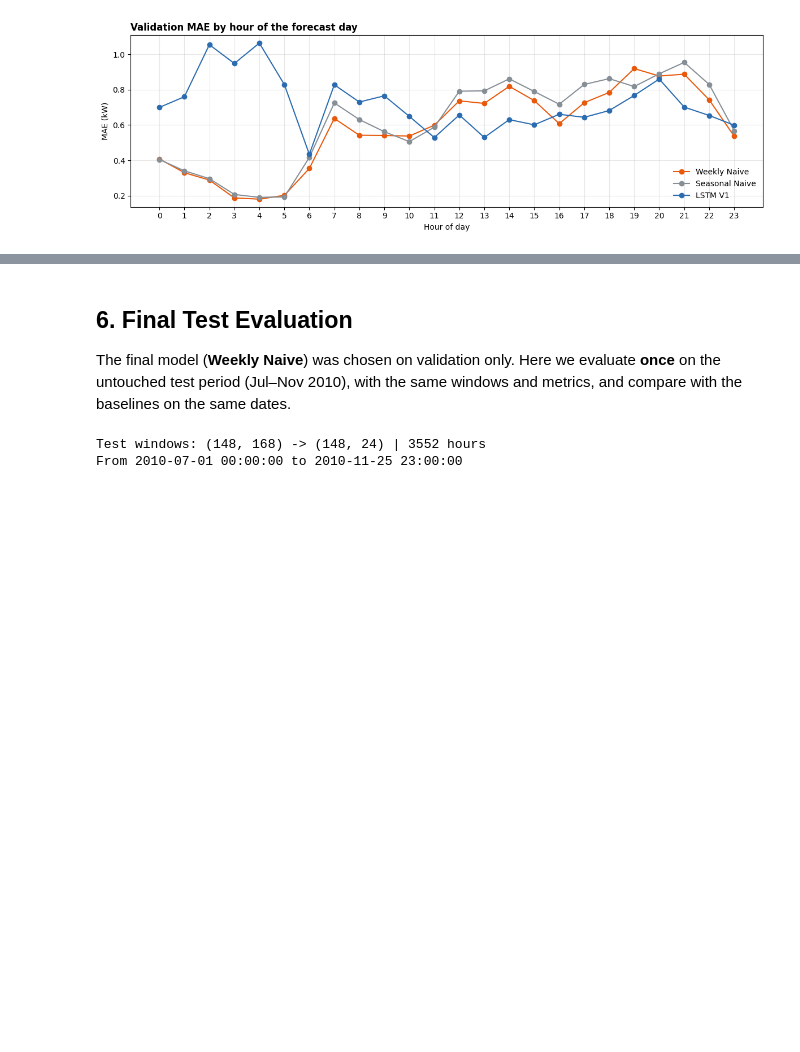
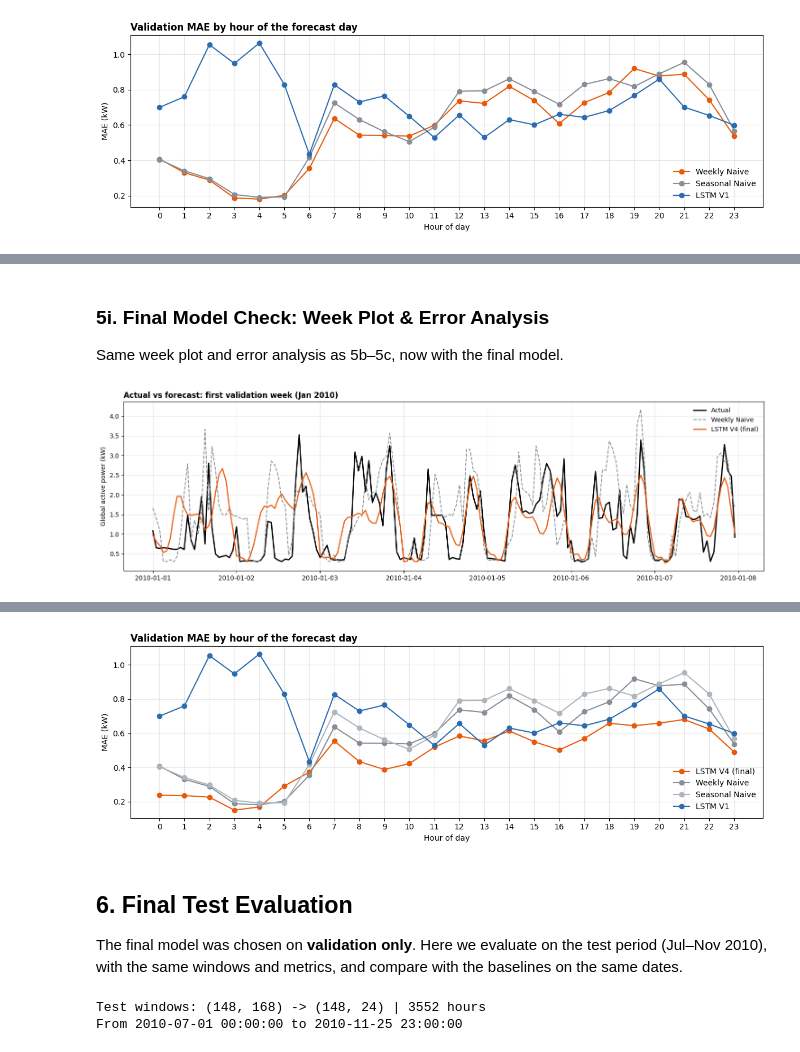
Before and after one commit to s2lwacs/powercast, a Jupyter notebook: 00_final_demo.ipynb, the cells around one changed output, grey strips where cells are left out. Saved outputs shown, nothing was run; the diff lists cells and outputs as text; code cells hidden in the pictures; blank space fills up the shorter version.

```diff
--- a/00_final_demo.ipynb
+++ b/00_final_demo.ipynb
@@ -256,0 +519,43 @@ plt.show()
+# %% [markdown]
+### 5i. Final Model Check: Week Plot & Error Analysis
+Same week plot and error analysis as 5b–5c, now with the final model.
+# %%
+P_final = val_preds[FINAL_LABEL]
+
+# 1) One validation week
+plt.figure(figsize=(15, 4.5))
+plt.plot(times, actual_week, color='black', lw=2, label='Actual')
+plt.plot(times, val_preds['Weekly Naive'][:WEEK].ravel(), color='#868E96', lw=1.4, ls='--', label='Weekly Naive')
+plt.plot(times, P_final[:WEEK].ravel(), color='#E8590C', lw=1.8, label=FINAL_LABEL)
+plt.title('Actual vs forecast: first validation week (Jan 2010)', loc='left', fontweight='bold')
+plt.ylabel('Global active power (kW)')
+plt.legend(frameon=False); plt.grid(alpha=0.3); plt.tight_layout()
+plt.savefig(f'{FIG}/final_actual_vs_forecast_week.png', dpi=200, bbox_inches='tight')
+plt.show()
+
+# 2) Error analysis table
+rows = []
+for name in [FINAL_LABEL, 'Weekly Naive', 'Seasonal Naive', 'LSTM V1']:
+    P = val_preds[name]; err = P - Y_val
+    rows.append({
+        'Model': name,
+        'Bias (kW)': err.mean(),
+        'MAE high hours (kW)': np.abs(err[high]).mean(),
+        'Bias high hours (kW)': err[high].mean(),
+        'Peak hour exact (%)': 100 * np.mean(P.argmax(1) == Y_val.argmax(1)),
+        'Peak hour ±1h (%)': 100 * np.mean(np.abs(P.argmax(1) - Y_val.argmax(1)) <= 1),
+    })
+err_table = pd.DataFrame(rows)
+display(err_table.round(3))
+
+# 3) MAE by hour of day
+plt.figure(figsize=(12, 4))
+for name, c in [(FINAL_LABEL, '#E8590C'), ('Weekly Naive', '#868E96'), ('Seasonal Naive', '#ADB5BD'), ('LSTM V1', '#2B6CB0')]:
+    plt.plot(range(24), np.abs(val_preds[name] - Y_val).mean(axis=0), marker='o', color=c, label=name)
+plt.title('Validation MAE by hour of the forecast day', loc='left', fontweight='bold')
+plt.xlabel('Hour of day'); plt.ylabel('MAE (kW)'); plt.xticks(range(24))
+plt.legend(frameon=False); plt.grid(alpha=0.3); plt.tight_layout()
+plt.savefig(f'{FIG}/final_error_by_hour.png', dpi=200, bbox_inches='tight')
+plt.show()
+# %% [output]
+[figure, added]
@@ -257,6 +567,7 @@ plt.show()
+[figure, added]
 # %% [markdown]
 ## 6. Final Test Evaluation
-The final model (**Weekly Naive**) was chosen on validation only. Here we evaluate **once** on the untouched test period (Jul–Nov 2010), with the same windows and metrics, and compare with the baselines on the same dates.
+The final model was chosen on **validation only**. Here we evaluate on the test period (Jul–Nov 2010), with the same windows and metrics, and compare with the baselines on the same dates.
 # %%
 X_test, Y_test, test_starts = make_windows('test')
 print('Test windows:', X_test.shape, '->', Y_test.shape, '|', Y_test.size, 'hours')
```
Also changed, not shown: parts of 31 cells of this notebook.
